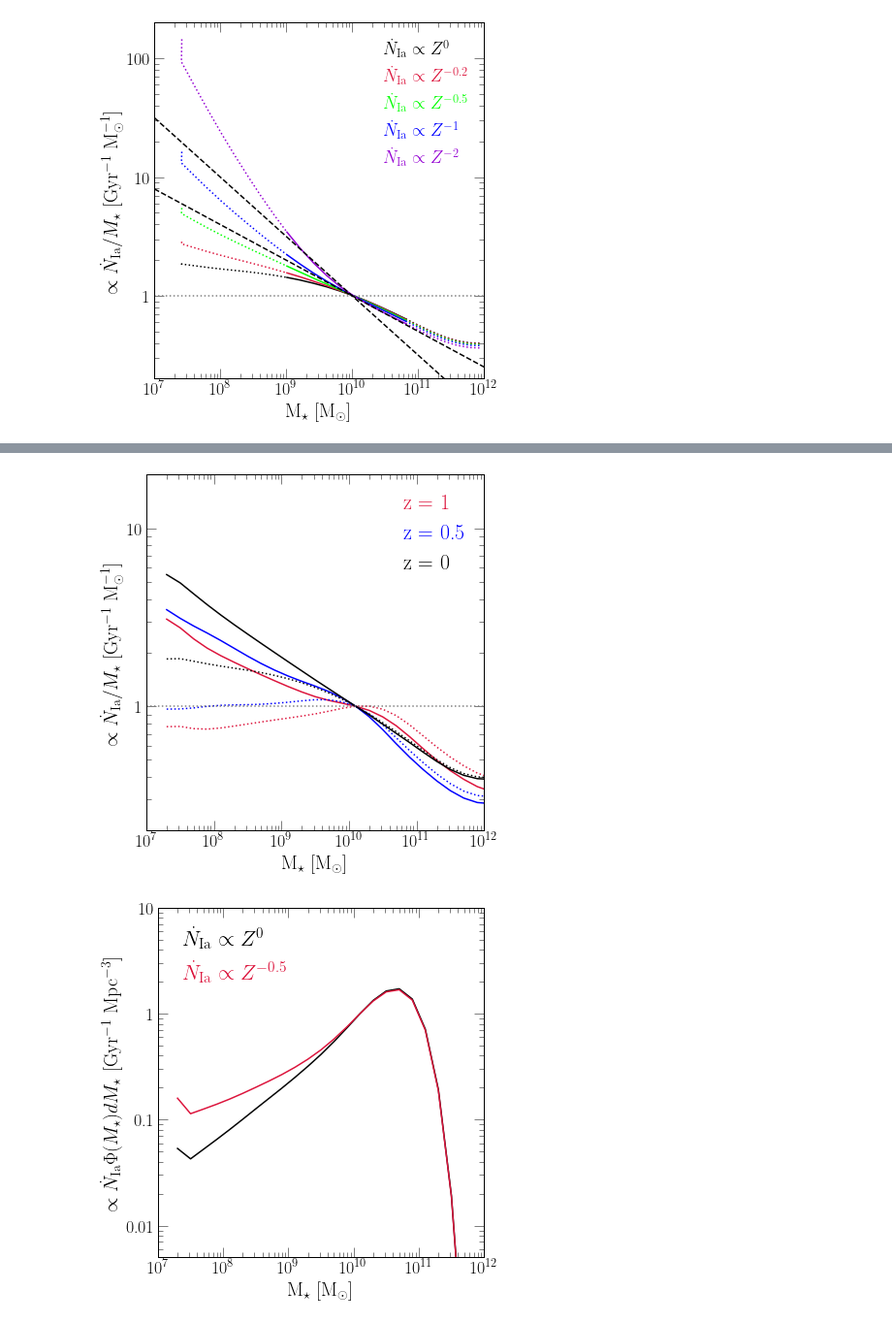
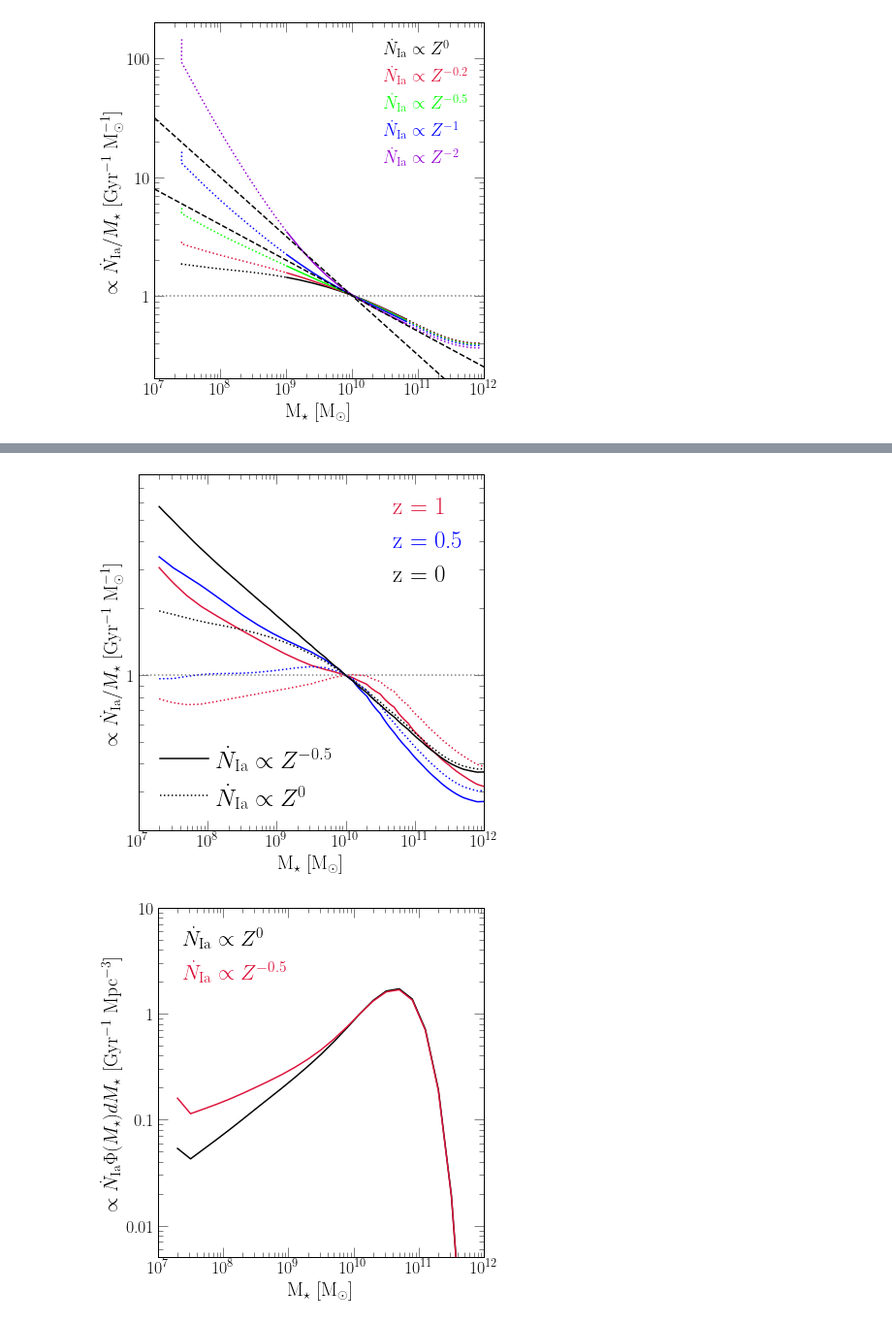
Before and after one commit to giganano/iarates, a Jupyter notebook: notebooks/umachine.ipynb, the cells around one changed output, grey strips where cells are left out. Shown at 97% size. Saved outputs shown, nothing was run; the diff lists cells and outputs as text; code cells hidden in the pictures.

Commit message:
paper updates -> figures and intro

```diff
--- a/notebooks/umachine.ipynb
+++ b/notebooks/umachine.ipynb
@@ -121,17 +121,20 @@ for i in range(len(zscalings)):
     yvals = []
     for j in range(len(xvals)):
         kwargs = {
-            "Z": 0.014 * 10**am2013(xvals[j]),
+            "Z": 0.014 * 10**zahid2014(xvals[j], 0),
             "Zscaling_plaw_index": zscalings[i],
         }
         yvals.append(relative_ia_rate(np.log10(xvals[j]), **kwargs)[0] / xvals[j])
+        sys.stdout.write("\r%.2e" % (xvals[j]))
+    sys.stdout.write("\n")
     kwargs = {
         "c": named_colors()[colors[i]],
         "label": r"$\dot{N}_\text{Ia} \propto Z^{%g}$" % (zscalings[i])
     }
-    diff = [abs(_ - 1.e10) for _ in xvals]
-    idx = diff.index(min(diff))
-    pre = 1 / yvals[idx]
+#     diff = [abs(_ - 1.e10) for _ in xvals]
+#     idx = diff.index(min(diff))
+#     pre = 1 / yvals[idx]
+    pre = 1e10 / relative_ia_rate(10, Z = 0.014 * 10**zahid2014(1e10, 0), Zscaling_plaw_index = zscalings[i])[0]
     yvals = [pre * _ for _ in yvals]
     ax.plot(xvals, yvals, **kwargs)
 
@@ -155,9 +158,9 @@ yvals = [(_ / 10**10.)**-0.3 for _ in xvals]
 ax.plot(xvals, yvals, **kwargs)
 
 plt.tight_layout()
-# for ext in ["pdf", "jpeg"]:
-#     kwargs = {}
-#     if ext == "jpeg": kwargs["dpi"] = 200
-#     plt.savefig("umachine_iarate_zscaling.%s" % (ext), **kwargs)
+for ext in ["pdf", "jpeg"]:
+    kwargs = {}
+    if ext == "jpeg": kwargs["dpi"] = 200
+    plt.savefig("../paper/umachine_iarate_metdep.%s" % (ext), **kwargs)
 plt.show()
 # %% [output]
@@ -251,7 +259,20 @@ ax.set_xscale("log")
 ax.set_yscale("log")
 ax.yaxis.set_major_formatter(fsf("%g"))
 ax.set_xlim([10**7, 10**12])
-ax.set_ylim([0.2, 20])
+ax.set_ylim([0.2, 8])
+
+line1 = ax.plot([1e5, 1e6], [1, 10], c = named_colors()["black"], linestyle = '-',
+    label = r"$\dot{N}_\text{Ia} \propto Z^{-0.5}$")[0]
+line2 = ax.plot([1e5, 1e6], [1, 10], c = named_colors()["black"], linestyle = ':',
+    label = r"$\dot{N}_\text{Ia} \propto Z^0$")[0]
+kwargs = {
+    "loc": mpl_loc("lower left"),
+    "fontsize": 25
+#     "bbox_to_anchor": (0.75, 0.99)
+}
+leg2 = ax.legend(**kwargs)
+line1.remove()
+line2.remove()
 
 # redshifts = [0, 0.2, 0.4, 0.6, 0.8, 1][::-1]
 redshifts = [1, 0.5, 0]
@@ -274,21 +295,25 @@ colors = {
 #     0.25: "crimson"
 # }
 for z in redshifts:
-    allmasses = [10**_ for _ in umachine_masses]
+    allmasses = np.logspace(7.3, 12, 1001)
     yvals = []
-    idx = umachine_masses.index(10.1)
     for j in range(len(allmasses)):
         kwargs = {
             "Z": 0.014 * 10**zahid2014(allmasses[j], z),
             "Zscaling_plaw_index": -0.5,
             "z": z,
-#             "dtd": exponential
         }
-        ria, mstar = relative_ia_rate(umachine_masses[j], **kwargs)
-        if j == idx: print(np.log10(mstar))
+        ria, mstar = relative_ia_rate(np.log10(allmasses[j]), **kwargs)
         yvals.append(ria / mstar)
-    pre = 1 / yvals[idx]
+        sys.stdout.write("\r%.2e" % (allmasses[j]))
+    sys.stdout.write("\n")
+    ria, mstar = relative_ia_rate(10, Z = 0.014 * 10**zahid2014(1e10, z), Zscaling_plaw_index = -0.5, z = z)
+    pre = mstar / ria
+#     pre = 1e10 / relative_ia_rate(10, Z = 0.014 * 10**zahid2014(1e10, z), Zscaling_plaw_index = -0.5, z = z)[0]
+#     print(pre)
+#     print(yvals)
     yvals = [pre * _ for _ in yvals]
+#     print(yvals)
     kwargs = {
         "c": named_colors()[colors[z]],
         "label": "z = %g" % (z)
@@ -301,12 +326,15 @@ for z in redshifts:
             "Z": 0.014 * 10**zahid2014(allmasses[j], z),
             "Zscaling_plaw_index": 0,
             "z": z,
-#             "dtd": exponential
         }
-        ria, mstar = relative_ia_rate(umachine_masses[j], **kwargs)
+        ria, mstar = relative_ia_rate(np.log10(allmasses[j]), **kwargs)
         yvals.append(ria / mstar)
-    idx = umachine_masses.index(10.1)
-    pre = 1 / yvals[idx]
+        sys.stdout.write("\r%.2e" % (allmasses[j]))
+    sys.stdout.write("\n")
+#     idx = umachine_masses.index(10.1)
+    ria, mstar = relative_ia_rate(10, Z = 0.014 * 10**zahid2014(1e10, z), Zscaling_plaw_index = 0, z = z)
+    pre = mstar / ria
+#     pre = 1e10 / relative_ia_rate(10, Z = 0.014 * 10**zahid2014(1e10, z), Zscaling_plaw_index = 0, z = z)[0]
     yvals = [pre * _ for _ in yvals]
     kwargs = {
         "c": named_colors()[colors[z]],
@@ -317,17 +345,18 @@ for z in redshifts:
 kwargs = {
     "loc": mpl_loc("upper right"),
     "handlelength": 0,
-    "fontsize": 22
+    "fontsize": 25
 }
 leg = ax.legend(**kwargs)
 fancy_legend(leg, [colors[z] for z in redshifts])
+ax.add_artist(leg2)
 
 ax.axhline(1, c = named_colors()["grey"], linestyle = ':')
 
 plt.tight_layout()
-# for ext in ["pdf", "jpeg"]:
-#     kwargs = {}
-#     if ext == "jpeg": kwargs["dpi"] = 200
-#     plt.savefig("umachine_iarate_zahid_redshiftevol.%s" % (ext), **kwargs)
+for ext in ["pdf", "jpeg"]:
+    kwargs = {}
+    if ext == "jpeg": kwargs["dpi"] = 200
+    plt.savefig("../paper/umachine_iarate_redshiftevol.%s" % (ext), **kwargs)
 plt.show()
 # %% [output]
@@ -337,4 +369,4 @@ plt.show()
-[figure, old version]
+[figure, new version]
 # %%
 fig = plt.figure(figsize = (6, 6))
 ax = fig.add_subplot(111)
```
Also changed, not shown: parts of 2 cells of this notebook, 11 other files.
